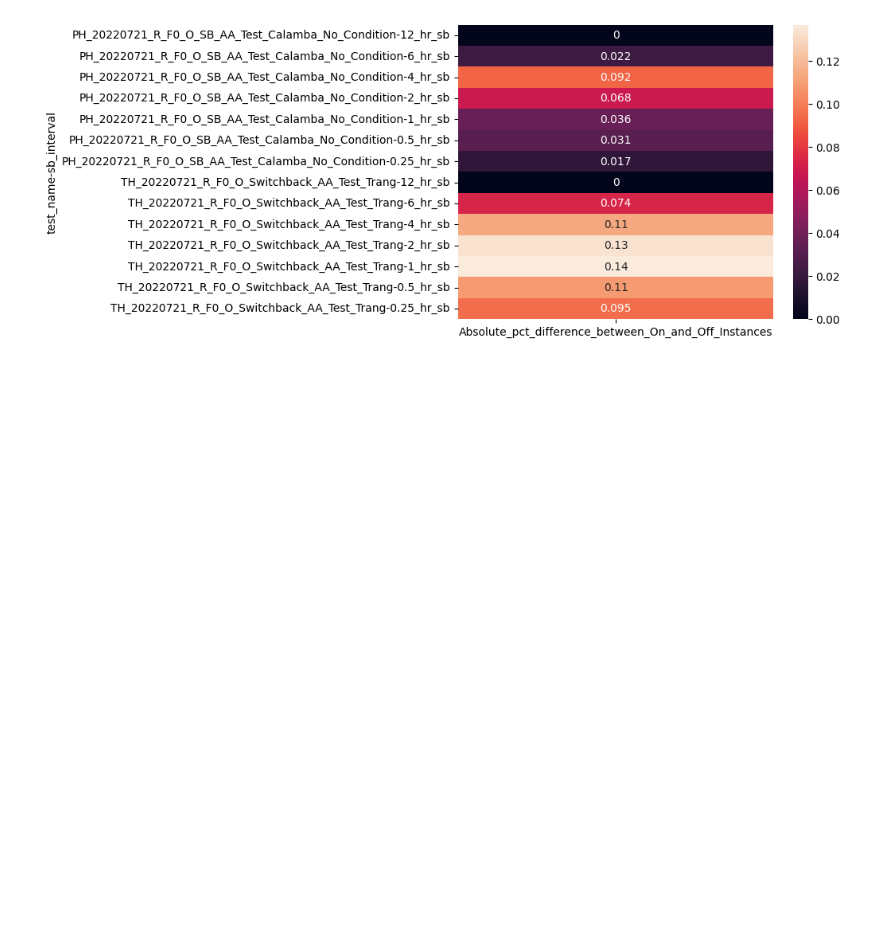
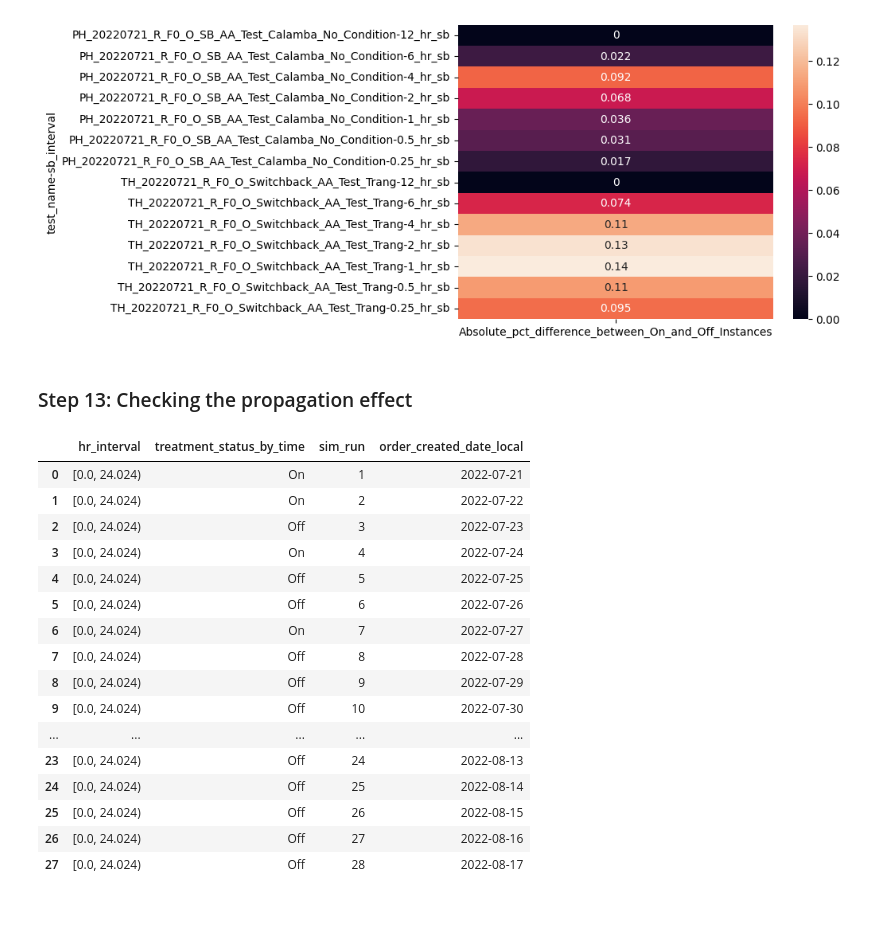
Before and after one commit to omar-elmaria/switchback_test_dag, a Jupyter notebook: notebooks/deep_dive_analyses.ipynb, the cells around one changed output. Drawn from its saved outputs; the diff is of its cells as text; code cells hidden in the pictures; blank space fills up the shorter version.

Commit message:
add logic to randomize by day and use mwu test

```diff
--- a/notebooks/deep_dive_analyses.ipynb
+++ b/notebooks/deep_dive_analyses.ipynb
@@ -841,5 +945,27 @@ sns.heatmap(df_split_heatmap, annot = True)
 # %% [output]
 <AxesSubplot:ylabel='test_name-sb_interval'>
 [figure]
+# %% [markdown]
+### Step 13: Checking the propagation effect
+# %%
+hr_interval_date_func_random(test_start = dt.date(2022, 7, 21), test_length = (dt.date(2022, 8, 17) - dt.date(2022, 7, 21)).days + 1, sb_interval = 24)
+# %% [output]
+|  | hr_interval | treatment_status_by_time | sim_run | order_created_date_local |
+| 0 | [0.0, 24.024) | On | 1 | 2022-07-21 |
+| 1 | [0.0, 24.024) | On | 2 | 2022-07-22 |
+| 2 | [0.0, 24.024) | Off | 3 | 2022-07-23 |
+| 3 | [0.0, 24.024) | On | 4 | 2022-07-24 |
+| 4 | [0.0, 24.024) | Off | 5 | 2022-07-25 |
+| 5 | [0.0, 24.024) | Off | 6 | 2022-07-26 |
+| 6 | [0.0, 24.024) | On | 7 | 2022-07-27 |
+| 7 | [0.0, 24.024) | Off | 8 | 2022-07-28 |
+| 8 | [0.0, 24.024) | Off | 9 | 2022-07-29 |
+| 9 | [0.0, 24.024) | Off | 10 | 2022-07-30 |
+| ... | ... | ... | ... | ... |
+| 23 | [0.0, 24.024) | Off | 24 | 2022-08-13 |
+| 24 | [0.0, 24.024) | Off | 25 | 2022-08-14 |
+| 25 | [0.0, 24.024) | Off | 26 | 2022-08-15 |
+| 26 | [0.0, 24.024) | Off | 27 | 2022-08-16 |
+| 27 | [0.0, 24.024) | Off | 28 | 2022-08-17 |
 # %% [markdown]
 #
```
Also changed, not shown: parts of 6 cells of this notebook.
